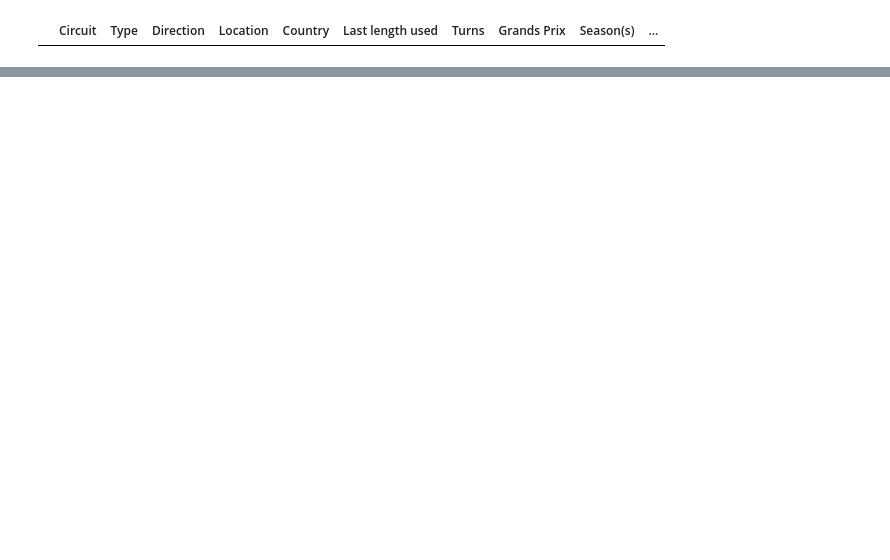
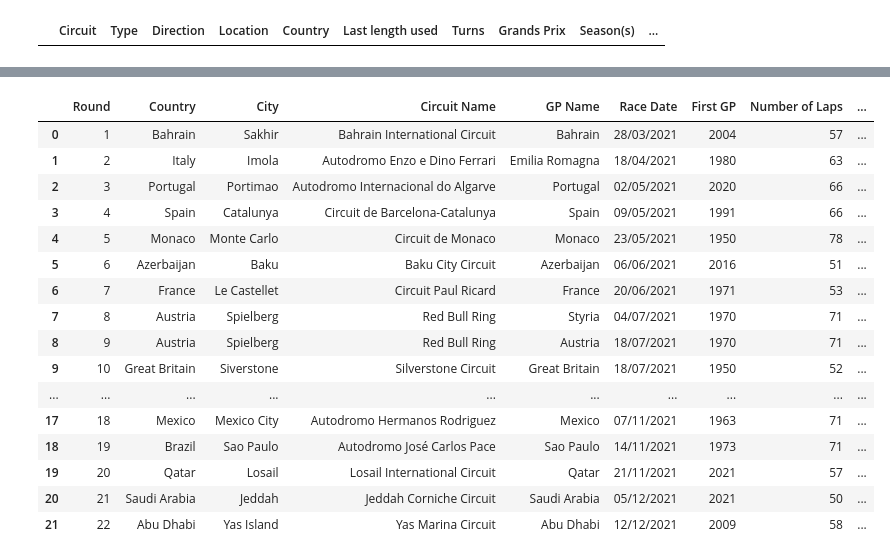
Before and after one commit to michalwietecki/f1-weather-dwh, a Jupyter notebook: results_table_creation.ipynb, the cells around one changed output, grey strips where cells are left out. Drawn from its saved outputs; the diff is of its cells as text; code cells hidden in the pictures; blank space fills up the shorter version.

```diff
--- a/results_table_creation.ipynb
+++ b/results_table_creation.ipynb
@@ -278,0 +309,20 @@ ids = []
+# %%
+results_2021.head(25)
+# %% [output]
+|  | Round | Country | City | Circuit Name | GP Name | Race Date | First GP | Number of Laps | ... |
+| 0 | 1 | Bahrain | Sakhir | Bahrain International Circuit | Bahrain | 28/03/2021 | 2004 | 57 | ... |
+| 1 | 2 | Italy | Imola | Autodromo Enzo e Dino Ferrari | Emilia Romagna | 18/04/2021 | 1980 | 63 | ... |
+| 2 | 3 | Portugal | Portimao | Autodromo Internacional do Algarve | Portugal | 02/05/2021 | 2020 | 66 | ... |
+| 3 | 4 | Spain | Catalunya | Circuit de Barcelona-Catalunya | Spain | 09/05/2021 | 1991 | 66 | ... |
+| 4 | 5 | Monaco | Monte Carlo | Circuit de Monaco | Monaco | 23/05/2021 | 1950 | 78 | ... |
+| 5 | 6 | Azerbaijan | Baku | Baku City Circuit | Azerbaijan | 06/06/2021 | 2016 | 51 | ... |
+| 6 | 7 | France | Le Castellet | Circuit Paul Ricard | France | 20/06/2021 | 1971 | 53 | ... |
+| 7 | 8 | Austria | Spielberg | Red Bull Ring | Styria | 04/07/2021 | 1970 | 71 | ... |
+| 8 | 9 | Austria | Spielberg | Red Bull Ring | Austria | 18/07/2021 | 1970 | 71 | ... |
+| 9 | 10 | Great Britain | Siverstone | Silverstone Circuit | Great Britain | 18/07/2021 | 1950 | 52 | ... |
+| ... | ... | ... | ... | ... | ... | ... | ... | ... | ... |
+| 17 | 18 | Mexico | Mexico City | Autodromo Hermanos Rodriguez | Mexico | 07/11/2021 | 1963 | 71 | ... |
+| 18 | 19 | Brazil | Sao Paulo | Autodromo José Carlos Pace | Sao Paulo | 14/11/2021 | 1973 | 71 | ... |
+| 19 | 20 | Qatar | Losail | Losail International Circuit | Qatar | 21/11/2021 | 2021 | 57 | ... |
+| 20 | 21 | Saudi Arabia | Jeddah | Jeddah Corniche Circuit | Saudi Arabia | 05/12/2021 | 2021 | 50 | ... |
+| 21 | 22 | Abu Dhabi | Yas Island | Yas Marina Circuit | Abu Dhabi | 12/12/2021 | 2009 | 58 | ... |
```
Also changed, not shown: parts of 5 cells of this notebook, 1 other file.
